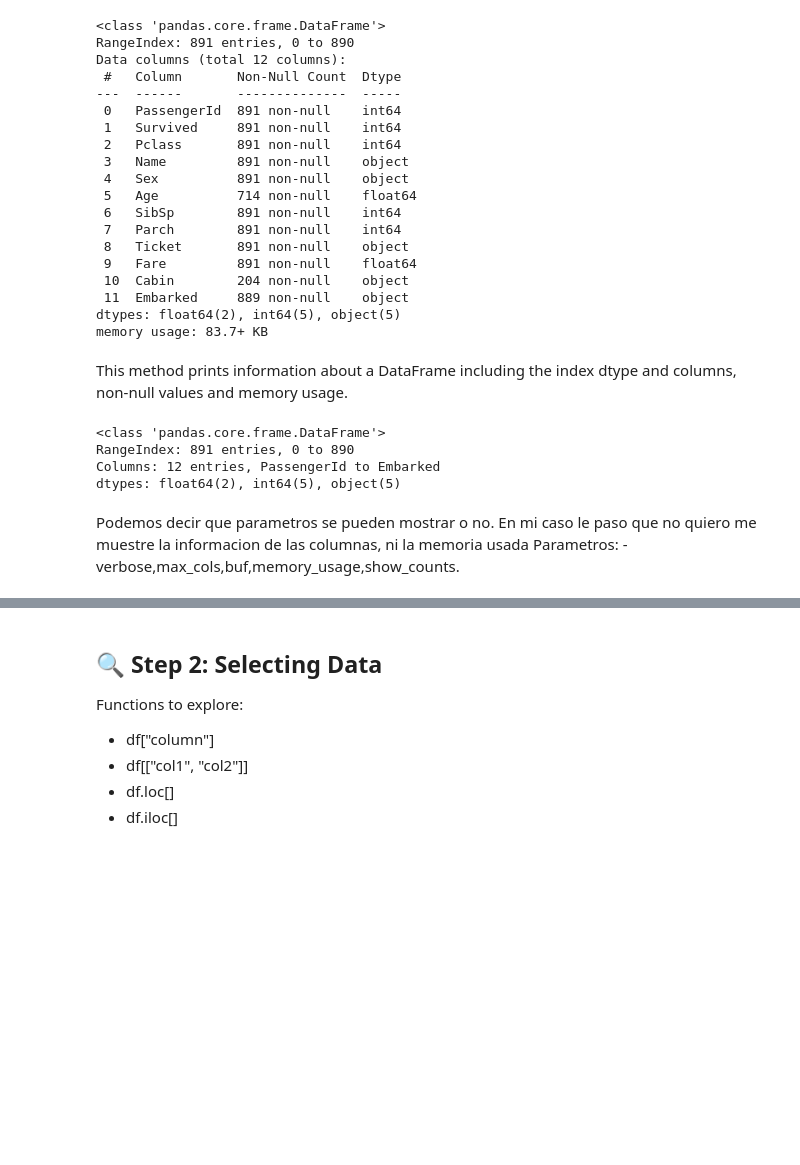
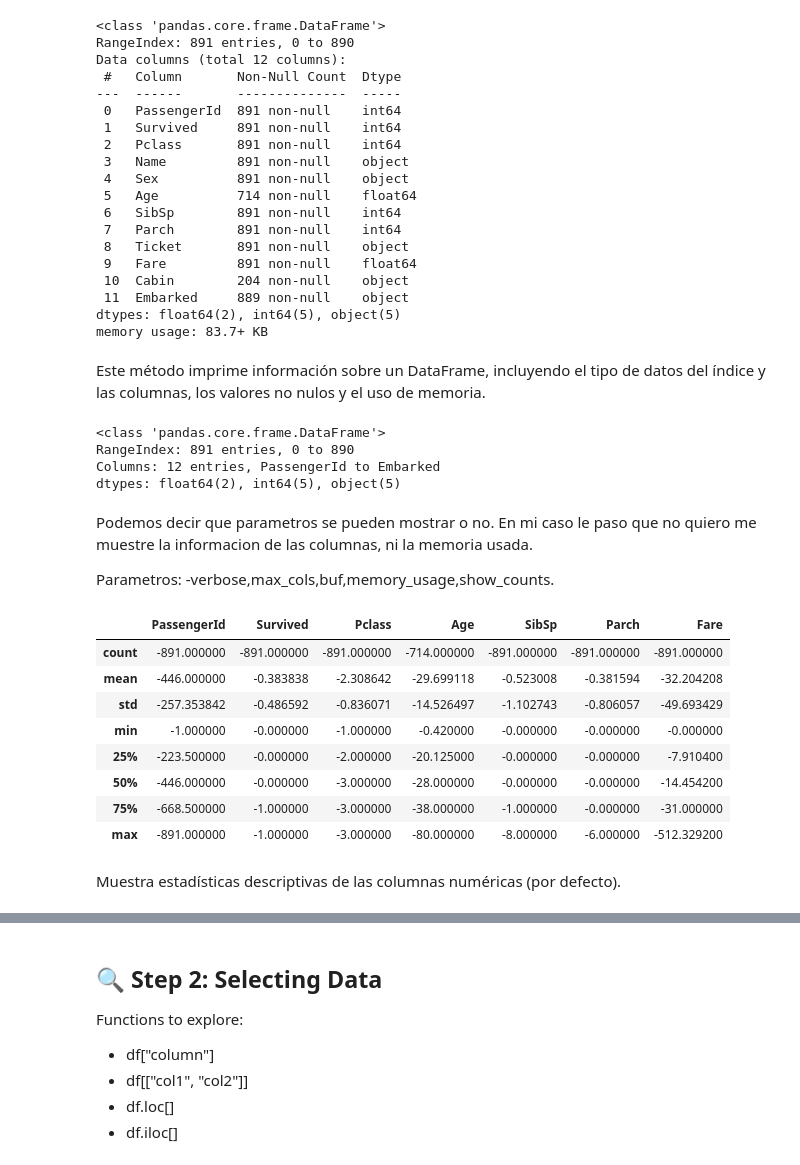
Before and after one commit to GabriTenreiro/TitanicTask, a Jupyter notebook: Titanic_Pandas_Practice_Notebook.ipynb, the cells around one changed output, grey strips where cells are left out. Saved outputs shown, nothing was run; the diff lists cells and outputs as text; code cells hidden in the pictures; blank space fills up the shorter version.

```diff
--- a/Titanic_Pandas_Practice_Notebook.ipynb
+++ b/Titanic_Pandas_Practice_Notebook.ipynb
@@ -90,7 +103,7 @@ Data columns (total 12 columns):
 dtypes: float64(2), int64(5), object(5)
 memory usage: 83.7+ KB
 # %% [markdown]
-This method prints information about a DataFrame including the index dtype and columns, non-null values and memory usage.
+Este método imprime información sobre un DataFrame, incluyendo el tipo de datos del índice y las columnas, los valores no nulos y el uso de memoria.
 # %%
 df.info(verbose=False,memory_usage=False)
 # %% [output]
@@ -99,6 +112,21 @@ RangeIndex: 891 entries, 0 to 890
 Columns: 12 entries, PassengerId to Embarked
 dtypes: float64(2), int64(5), object(5)
 # %% [markdown]
-Podemos decir que parametros se pueden mostrar o no. En mi caso le paso que no quiero me muestre la informacion de las columnas, ni la memoria usada
+Podemos decir que parametros se pueden mostrar o no. En mi caso le paso que no quiero me muestre la informacion de las columnas, ni la memoria usada.
+
 Parametros:
     -verbose,max_cols,buf,memory_usage,show_counts.
+# %%
+- df.describe()
+# %% [output]
+|  | PassengerId | Survived | Pclass | Age | SibSp | Parch | Fare |
+| count | -891.000000 | -891.000000 | -891.000000 | -714.000000 | -891.000000 | -891.000000 | -891.000000 |
+| mean | -446.000000 | -0.383838 | -2.308642 | -29.699118 | -0.523008 | -0.381594 | -32.204208 |
+| std | -257.353842 | -0.486592 | -0.836071 | -14.526497 | -1.102743 | -0.806057 | -49.693429 |
+| min | -1.000000 | -0.000000 | -1.000000 | -0.420000 | -0.000000 | -0.000000 | -0.000000 |
+| 25% | -223.500000 | -0.000000 | -2.000000 | -20.125000 | -0.000000 | -0.000000 | -7.910400 |
+| 50% | -446.000000 | -0.000000 | -3.000000 | -28.000000 | -0.000000 | -0.000000 | -14.454200 |
+| 75% | -668.500000 | -1.000000 | -3.000000 | -38.000000 | -1.000000 | -0.000000 | -31.000000 |
+| max | -891.000000 | -1.000000 | -3.000000 | -80.000000 | -8.000000 | -6.000000 | -512.329200 |
+# %% [markdown]
+Muestra estadísticas descriptivas de las columnas numéricas (por defecto).
```
Also changed, not shown: parts of 32 cells of this notebook, 1 other file.
